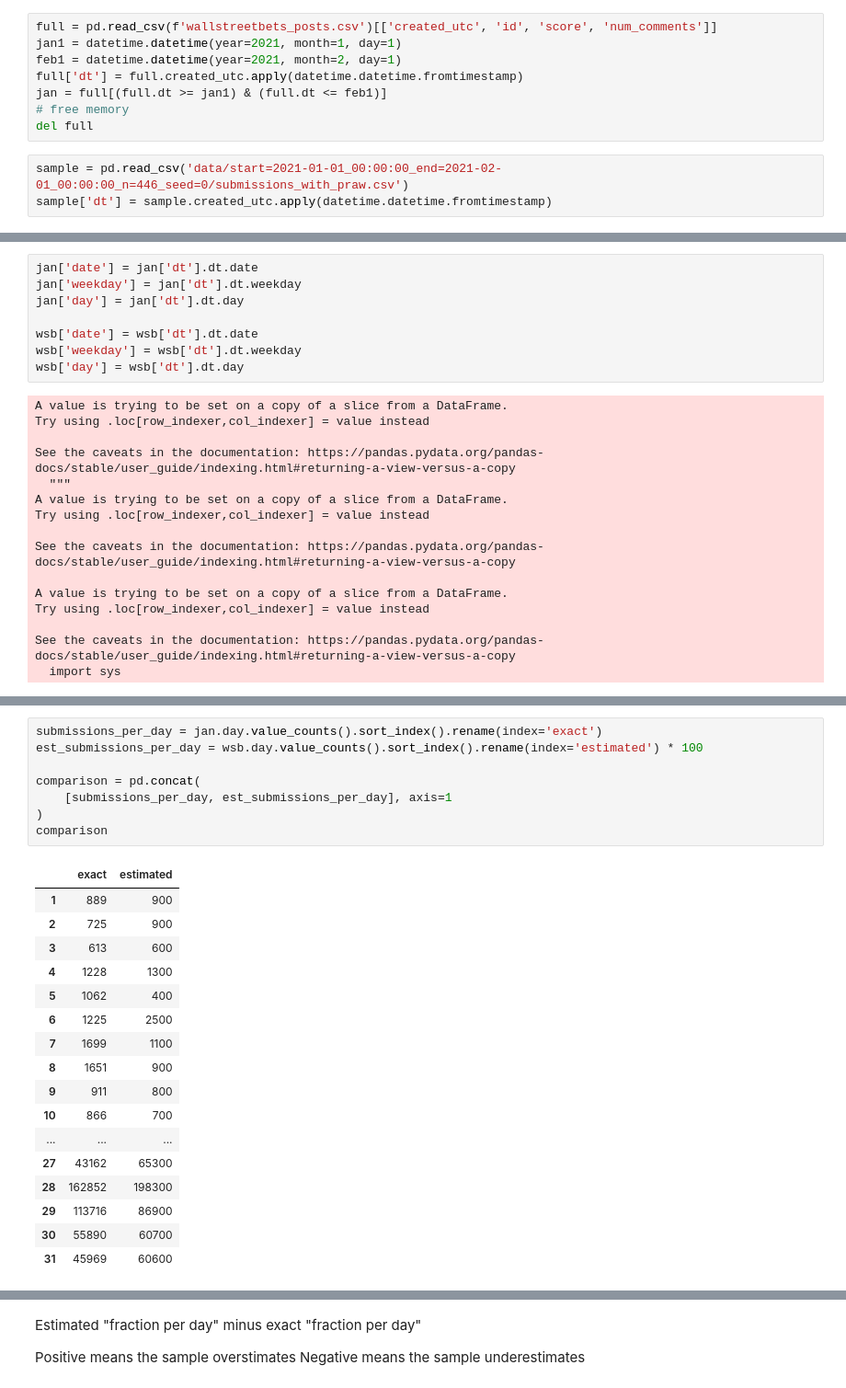
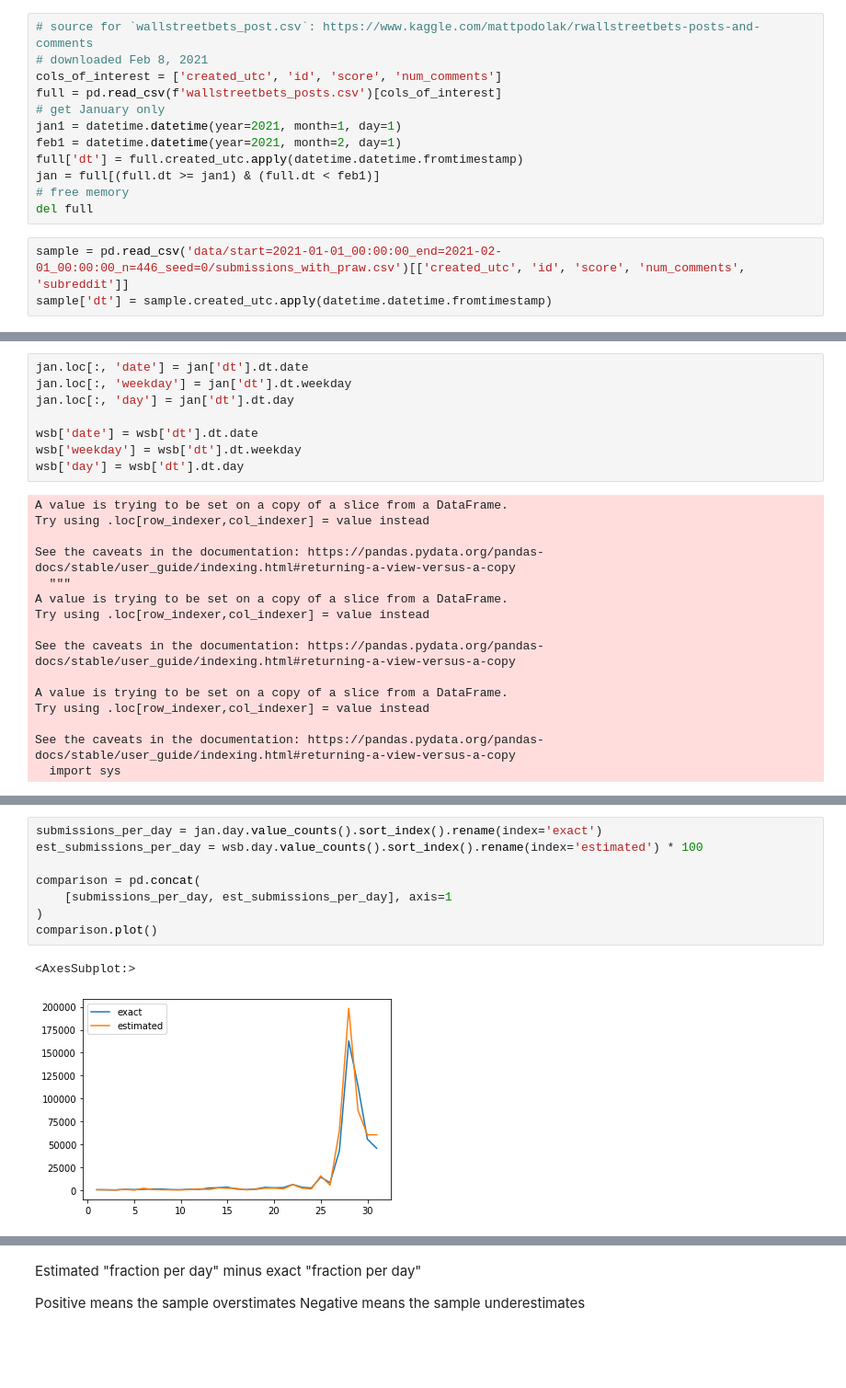
Before and after one commit to nickmvincent/reddit_wallstreetbets_activity_estimation, a Jupyter notebook: sampling_accuracy.ipynb, the cells around one changed output, grey strips where cells are left out. Shown at 92% size. Drawn from its saved outputs; the diff is of its cells as text; blank space fills up the shorter version.

```diff
--- a/sampling_accuracy.ipynb
+++ b/sampling_accuracy.ipynb
@@ -5,15 +6,19 @@ import asyncpraw
 import os
 import time
 # %%
-full = pd.read_csv(f'wallstreetbets_posts.csv')[['created_utc', 'id', 'score', 'num_comments']]
+# source for `wallstreetbets_post.csv`: https://www.kaggle.com/mattpodolak/rwallstreetbets-posts-and-comments
+# downloaded Feb 8, 2021
+cols_of_interest = ['created_utc', 'id', 'score', 'num_comments']
+full = pd.read_csv(f'wallstreetbets_posts.csv')[cols_of_interest]
+# get January only
 jan1 = datetime.datetime(year=2021, month=1, day=1)
 feb1 = datetime.datetime(year=2021, month=2, day=1)
 full['dt'] = full.created_utc.apply(datetime.datetime.fromtimestamp)
-jan = full[(full.dt >= jan1) & (full.dt <= feb1)]
+jan = full[(full.dt >= jan1) & (full.dt < feb1)]
 # free memory
 del full
 # %%
-sample = pd.read_csv('data/start=2021-01-01_00:00:00_end=2021-02-01_00:00:00_n=446_seed=0/submissions_with_praw.csv')
+sample = pd.read_csv('data/start=2021-01-01_00:00:00_end=2021-02-01_00:00:00_n=446_seed=0/submissions_with_praw.csv')[['created_utc', 'id', 'score', 'num_comments', 'subreddit']]
 sample['dt'] = sample.created_utc.apply(datetime.datetime.fromtimestamp)
 # %%
 wsb = sample[sample.subreddit == 'wallstreetbets']
@@ -27,9 +32,9 @@ the actual value is outside the amount suggested by 95% proportion confidence in
 
 *Note that post deletion may have played a role here, re-running the sample could verify this.*
 # %%
-jan['date'] = jan['dt'].dt.date
-jan['weekday'] = jan['dt'].dt.weekday
-jan['day'] = jan['dt'].dt.day
+jan.loc[:, 'date'] = jan['dt'].dt.date
+jan.loc[:, 'weekday'] = jan['dt'].dt.weekday
+jan.loc[:, 'day'] = jan['dt'].dt.day
 
 wsb['date'] = wsb['dt'].dt.date
 wsb['weekday'] = wsb['dt'].dt.weekday
@@ -73,26 +58,11 @@ Name: date, dtype: int64
 # %%
 submissions_per_day = jan.day.value_counts().sort_index().rename(index='exact')
 est_submissions_per_day = wsb.day.value_counts().sort_index().rename(index='estimated') * 100
 
 comparison = pd.concat(
     [submissions_per_day, est_submissions_per_day], axis=1
 )
-comparison
+comparison.plot()
 # %% [output]
-|  | exact | estimated |
-| 1 | 889 | 900 |
-| 2 | 725 | 900 |
-| 3 | 613 | 600 |
-| 4 | 1228 | 1300 |
-| 5 | 1062 | 400 |
-| 6 | 1225 | 2500 |
-| 7 | 1699 | 1100 |
-| 8 | 1651 | 900 |
-| 9 | 911 | 800 |
-| 10 | 866 | 700 |
-| ... | ... | ... |
-| 27 | 43162 | 65300 |
-| 28 | 162852 | 198300 |
-| 29 | 113716 | 86900 |
-| 30 | 55890 | 60700 |
-| 31 | 45969 | 60600 |
+<AxesSubplot:>
+[figure, added]
```
Also changed, not shown: parts of 27 cells of this notebook, 4 other files.
